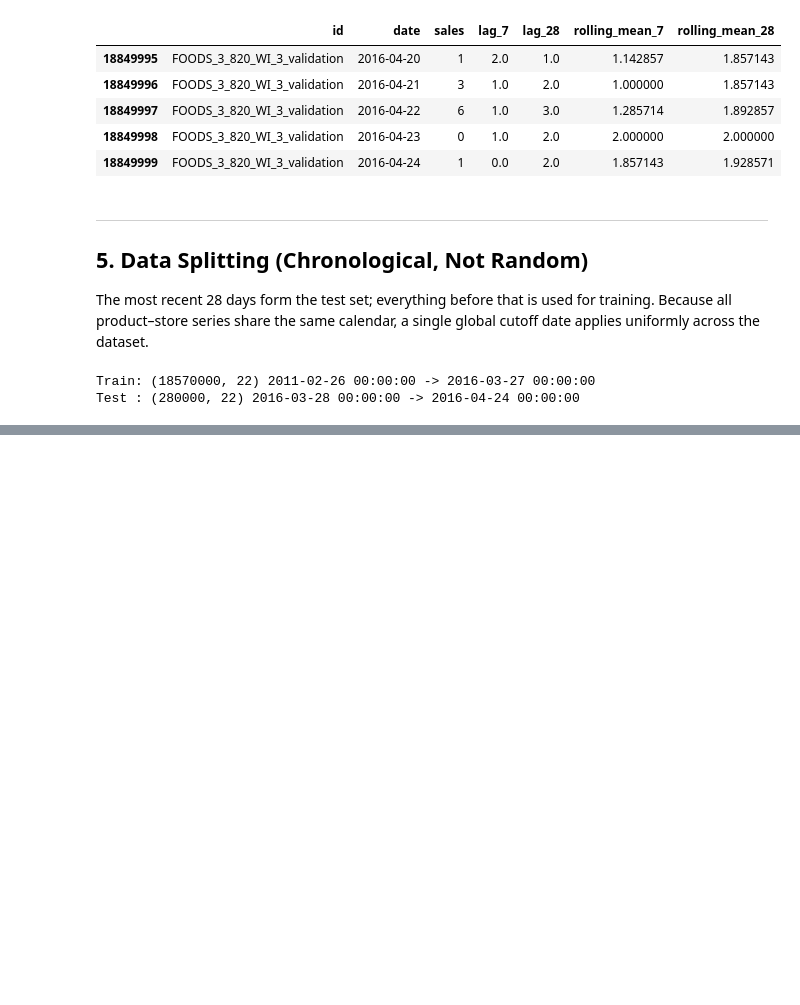
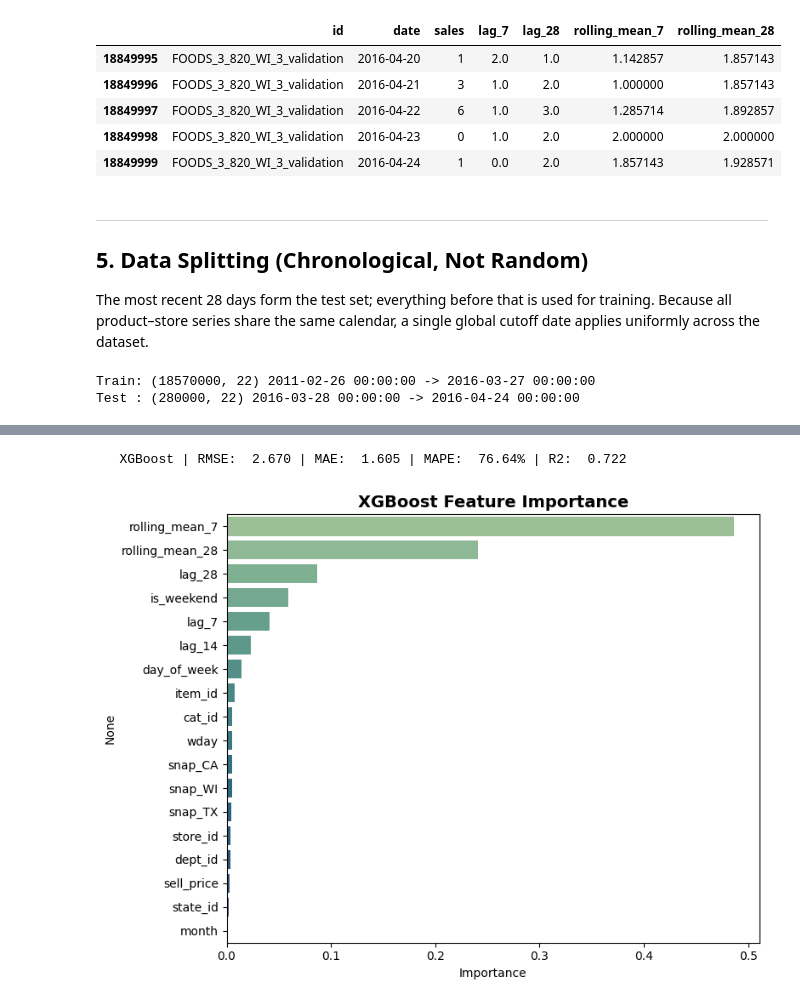
Before and after one commit to AmrKhaled545/Retail-Demand-Forecasting-Project, a Jupyter notebook: Retail_Demand_Forecasting.ipynb, the cells around one changed output, grey strips where cells are left out. Saved outputs shown, nothing was run; the diff lists cells and outputs as text; code cells hidden in the pictures; blank space fills up the shorter version.

Commit message:
train XGBoost baseline and evaluate

```diff
--- a/Retail_Demand_Forecasting.ipynb
+++ b/Retail_Demand_Forecasting.ipynb
@@ -690,0 +711,16 @@ Test : (280000, 22) 2016-03-28 00:00:00 -> 2016-04-24 00:00:00
+# %%
+cat_features = ['item_id', 'store_id', 'state_id', 'cat_id', 'dept_id']
+num_features = ['lag_7', 'lag_14', 'lag_28', 'rolling_mean_7', 'rolling_mean_28',
+                 'sell_price', 'day_of_week', 'month', 'is_weekend', 'wday',
+                 'snap_CA', 'snap_TX', 'snap_WI']
+features = cat_features + num_features
+target = 'sales'
+
+# Cast categorical columns to pandas 'category' dtype so XGBoost's
+# enable_categorical path can consume them directly (no manual encoding).
+for col in cat_features:
+    train[col] = train[col].astype('category')
+    test[col] = test[col].astype('category')
+
+X_train, y_train = train[features], train[target]
+X_test, y_test = test[features], test[target]
@@ -690,0 +754,28 @@ Test : (280000, 22) 2016-03-28 00:00:00 -> 2016-04-24 00:00:00
+# %%
+xgb_model = xgb.XGBRegressor(
+    n_estimators=300,
+    learning_rate=0.05,
+    max_depth=6,
+    subsample=0.8,
+    colsample_bytree=0.8,
+    random_state=42,
+    tree_method='hist',
+    enable_categorical=True,
+)
+xgb_model.fit(X_train, y_train)
+xgb_preds = xgb_model.predict(X_test)
+
+results = [evaluate_model(y_test, xgb_preds, 'XGBoost')]
+# %% [output]
+   XGBoost | RMSE:  2.670 | MAE:  1.605 | MAPE:  76.64% | R2:  0.722
+# %%
+importances = pd.Series(xgb_model.feature_importances_, index=features).sort_values(ascending=False)
+
+plt.figure(figsize=(8, 6))
+sns.barplot(x=importances.values, y=importances.index, palette='crest')
+plt.title('XGBoost Feature Importance', fontsize=14, fontweight='bold')
+plt.xlabel('Importance')
+plt.tight_layout()
+plt.show()
+# %% [output]
+[figure, added]
```
Also changed, not shown: parts of 6 cells of this notebook.
